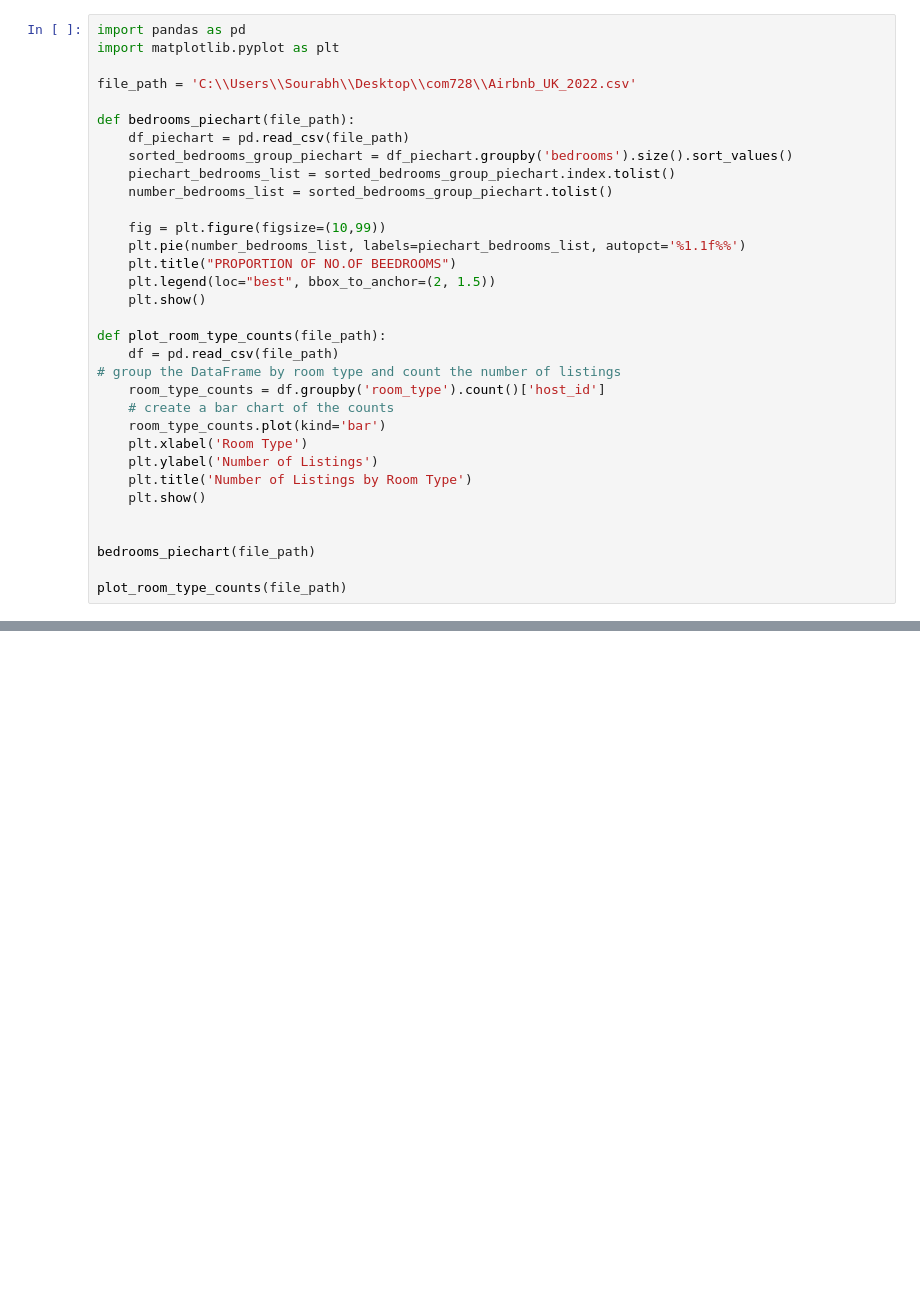
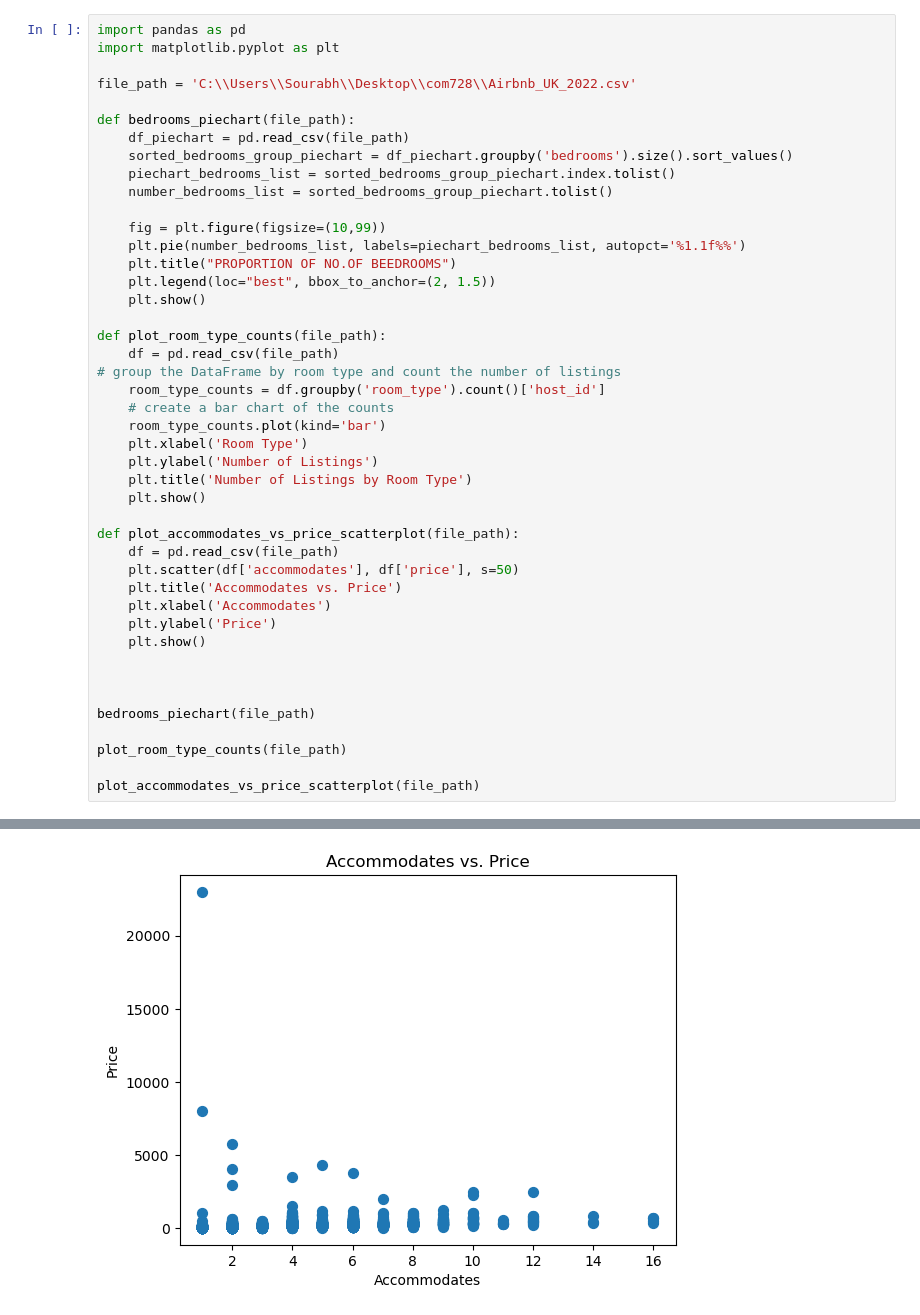
Before and after one commit to Sourabh124421/DATA-ANALYSIS-PROJECT, a Jupyter notebook: visualization.ipynb, the cells around one changed output, grey strips where cells are left out. Cells and saved outputs as stored; diff of their text form; blank space fills up the shorter version.

Commit message:
created function for the scatter plot

```diff
--- a/visualization.ipynb
+++ b/visualization.ipynb
@@ -7,30 +7,42 @@ file_path = 'C:\\Users\\Sourabh\\Desktop\\com728\\Airbnb_UK_2022.csv'
 def bedrooms_piechart(file_path):
     df_piechart = pd.read_csv(file_path)
     sorted_bedrooms_group_piechart = df_piechart.groupby('bedrooms').size().sort_values()
     piechart_bedrooms_list = sorted_bedrooms_group_piechart.index.tolist()
     number_bedrooms_list = sorted_bedrooms_group_piechart.tolist()
 
     fig = plt.figure(figsize=(10,99))
     plt.pie(number_bedrooms_list, labels=piechart_bedrooms_list, autopct='%1.1f%%')
     plt.title("PROPORTION OF NO.OF BEEDROOMS")
     plt.legend(loc="best", bbox_to_anchor=(2, 1.5))
     plt.show()
 
 def plot_room_type_counts(file_path):
     df = pd.read_csv(file_path)
 # group the DataFrame by room type and count the number of listings
     room_type_counts = df.groupby('room_type').count()['host_id']
     # create a bar chart of the counts
     room_type_counts.plot(kind='bar')
     plt.xlabel('Room Type')
     plt.ylabel('Number of Listings')
     plt.title('Number of Listings by Room Type')
     plt.show()
 
+def plot_accommodates_vs_price_scatterplot(file_path):
+    df = pd.read_csv(file_path)
+    plt.scatter(df['accommodates'], df['price'], s=50)
+    plt.title('Accommodates vs. Price')
+    plt.xlabel('Accommodates')
+    plt.ylabel('Price')
+    plt.show()
+
+
 
 bedrooms_piechart(file_path)
 
 plot_room_type_counts(file_path)
+
+plot_accommodates_vs_price_scatterplot(file_path)
 # %% [output]
 [figure]
 [figure]
+[figure, added]
```
